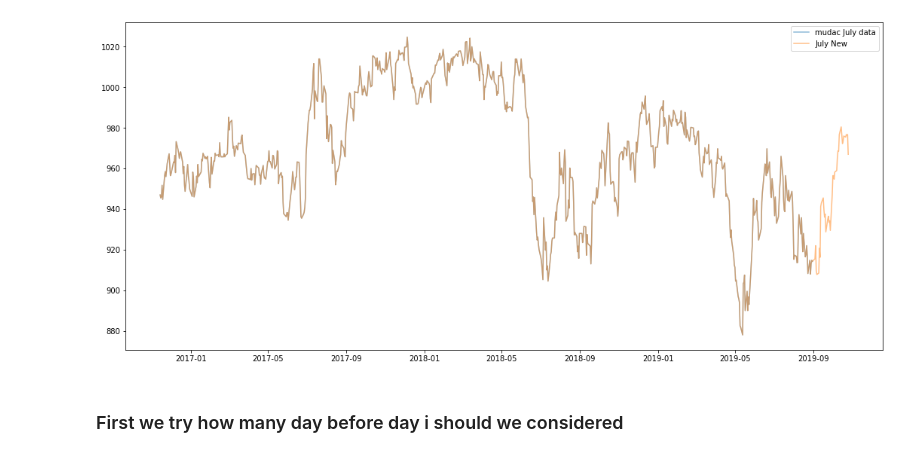
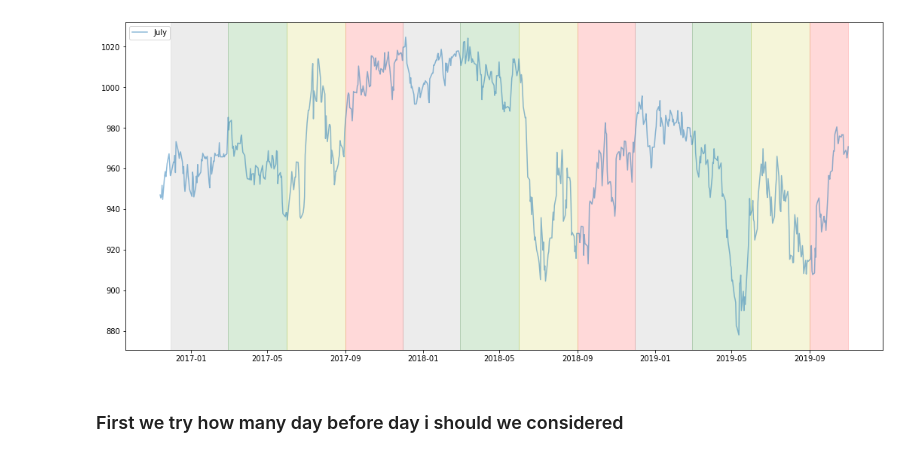
Before and after one commit to WaverlyK/MinneMUDAC, a Jupyter notebook: Preliminary_Analysis/RegressionModeling/SimpleRegressionMethods.ipynb, the cells around one changed output. Cells and saved outputs as stored; diff of their text form; code cells hidden in the pictures.

```diff
--- a/Preliminary_Analysis/RegressionModeling/SimpleRegressionMethods.ipynb
+++ b/Preliminary_Analysis/RegressionModeling/SimpleRegressionMethods.ipynb
@@ -46,29 +46,35 @@ def get_lrn_val(Xfold,yfold,i,k):
 # %%
 import pandas as pd
 from functools import reduce
 import matplotlib.pyplot as plt
 import numpy as np
 import sklearn.metrics as metric
 from sklearn.linear_model import LinearRegression
 from sklearn.svm import SVR
 from sklearn.ensemble import AdaBoostRegressor
 
 # Read data
 july_old = pd.read_csv('july2020.csv')
 july = pd.read_csv('july2020_updated.csv')
 
 july_old['Date'] = pd.to_datetime(july_old['Date'])
 july['Date'] = pd.to_datetime(july['Date'])
 
 # Plot the july closing price for verification
 h = plt.figure(figsize=(18,8))
-h = plt.plot(july_old['Date'],july_old['Close'], label='mudac July data',alpha=0.5)
-h = plt.plot(july['Date'],july['Close'],label='July New',alpha=0.5)
+h = plt.plot(july['Date'],july['Close'],label='July',alpha=0.5)
 h = plt.legend()
 
+seasonLine = ['2016-12-1','2017-03-1','2017-06-1','2017-09-1','2017-12-1','2018-03-1','2018-06-1','2018-09-1','2018-12-1','2019-03-1','2019-06-1','2019-09-1','2019-11-1']
+c = ['grey','g','y','r','grey','g','y','r','grey','g','y','r']
+l = ['Winter','Spring','Summer','Fall','Winter','Spring','Summer','Fall','Winter','Spring','Summer','Fall']
+for i in range(len(seasonLine)-1):
+    plt.axvspan(seasonLine[i], seasonLine[i+1], alpha=0.15, color=c[i],label=l[i])
+
+
 ### The july New data (data found in www.barchart.com) is exactly the same as the data provided by mudac
 # %% [output]
-[figure, old version]
+[figure, new version]
 # %% [markdown]
 ### First we try how many day before day i should we considered
 # %%
```
Also changed, not shown: 5 other files.
